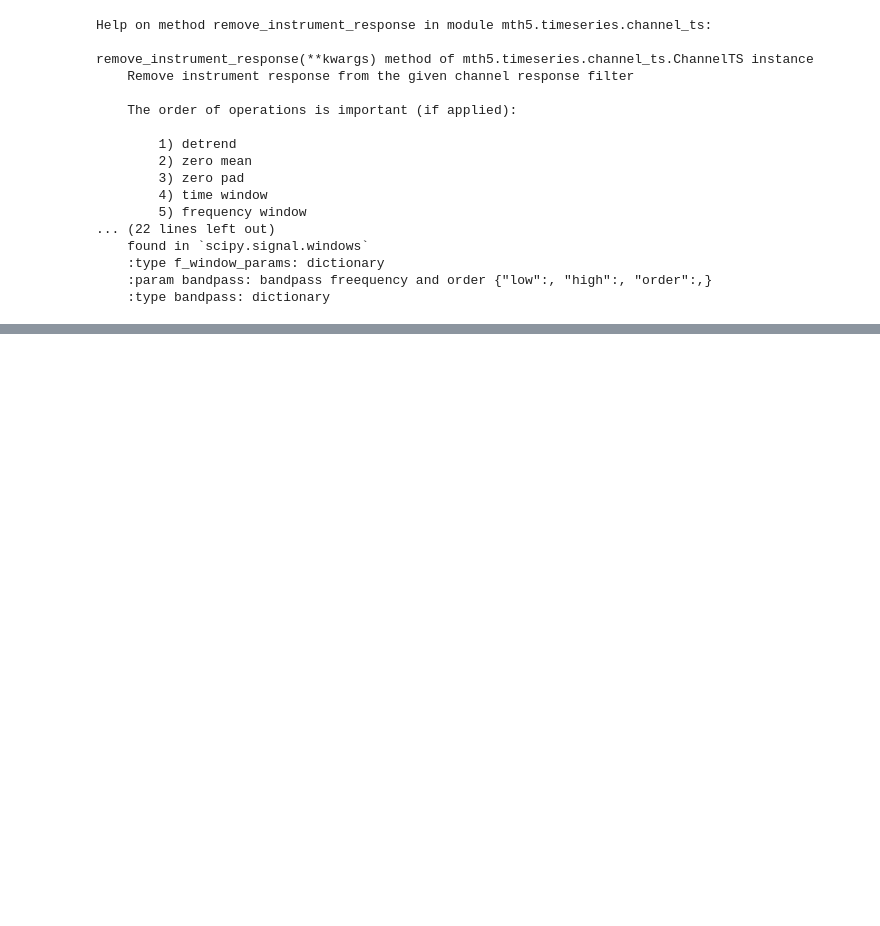
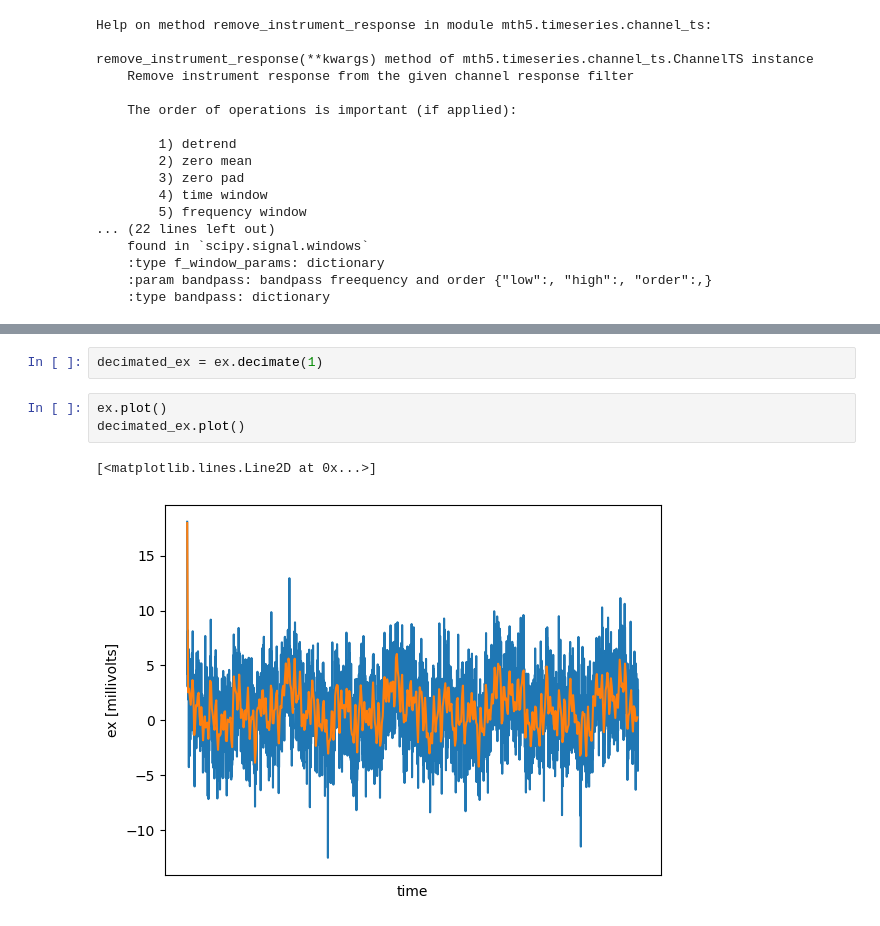
Before and after one commit to kujaku11/mt_examples, a Jupyter notebook: notebooks/mth5/03_channel_ts_example.ipynb, the cells around one changed output, grey strips where cells are left out. Drawn from its saved outputs; the diff is of its cells as text; blank space fills up the shorter version.

```diff
--- a/notebooks/mth5/03_channel_ts_example.ipynb
+++ b/notebooks/mth5/03_channel_ts_example.ipynb
@@ -184,0 +215,8 @@ remove_instrument_response(**kwargs) method of mth5.timeseries.channel_ts.Channe
+# %%
+decimated_ex = ex.decimate(1)
+# %%
+ex.plot()
+decimated_ex.plot()
+# %% [output]
+[<matplotlib.lines.Line2D at 0x...>]
+[figure, added]
```
Also changed, not shown: parts of 23 cells of this notebook, 1 other file.
